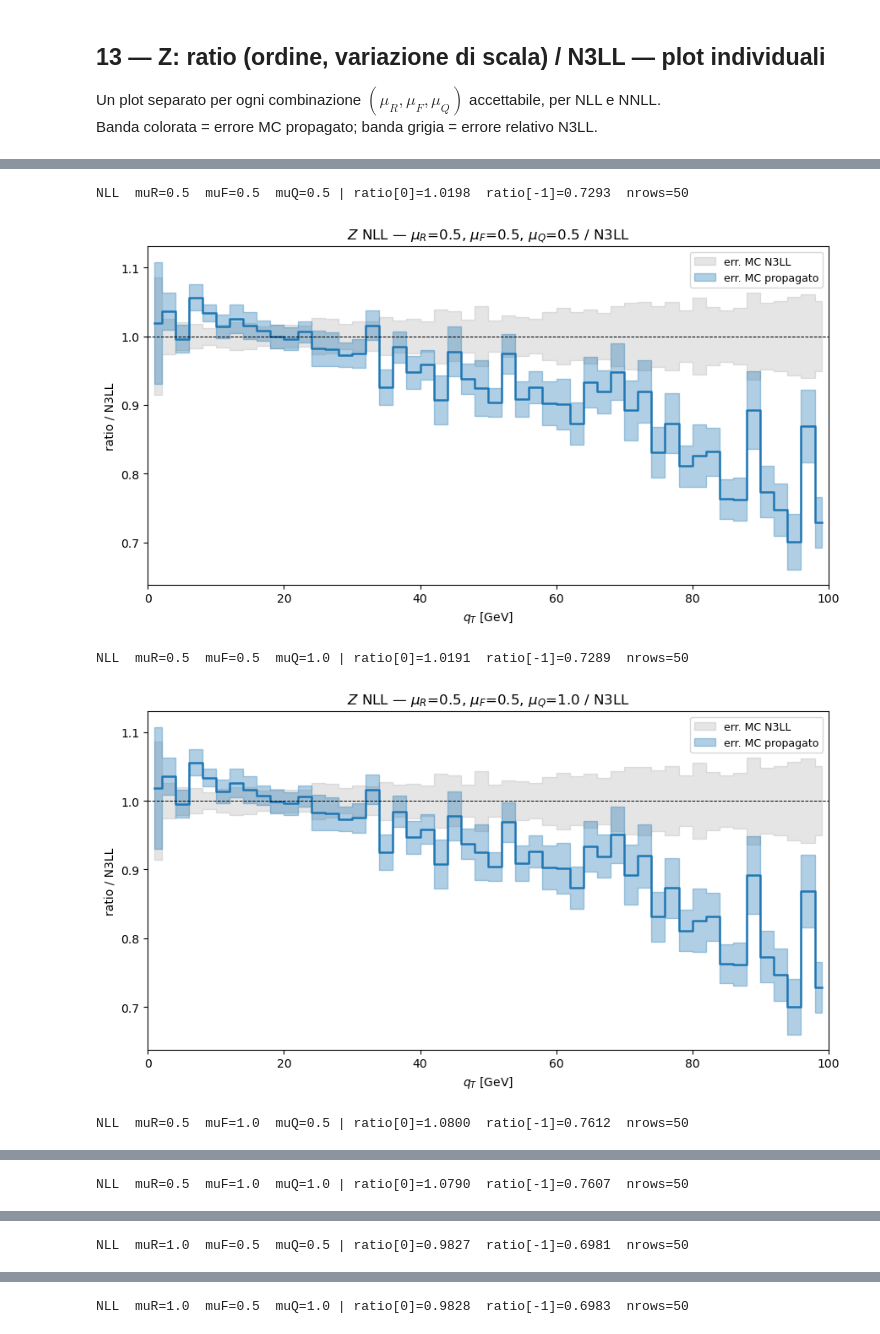
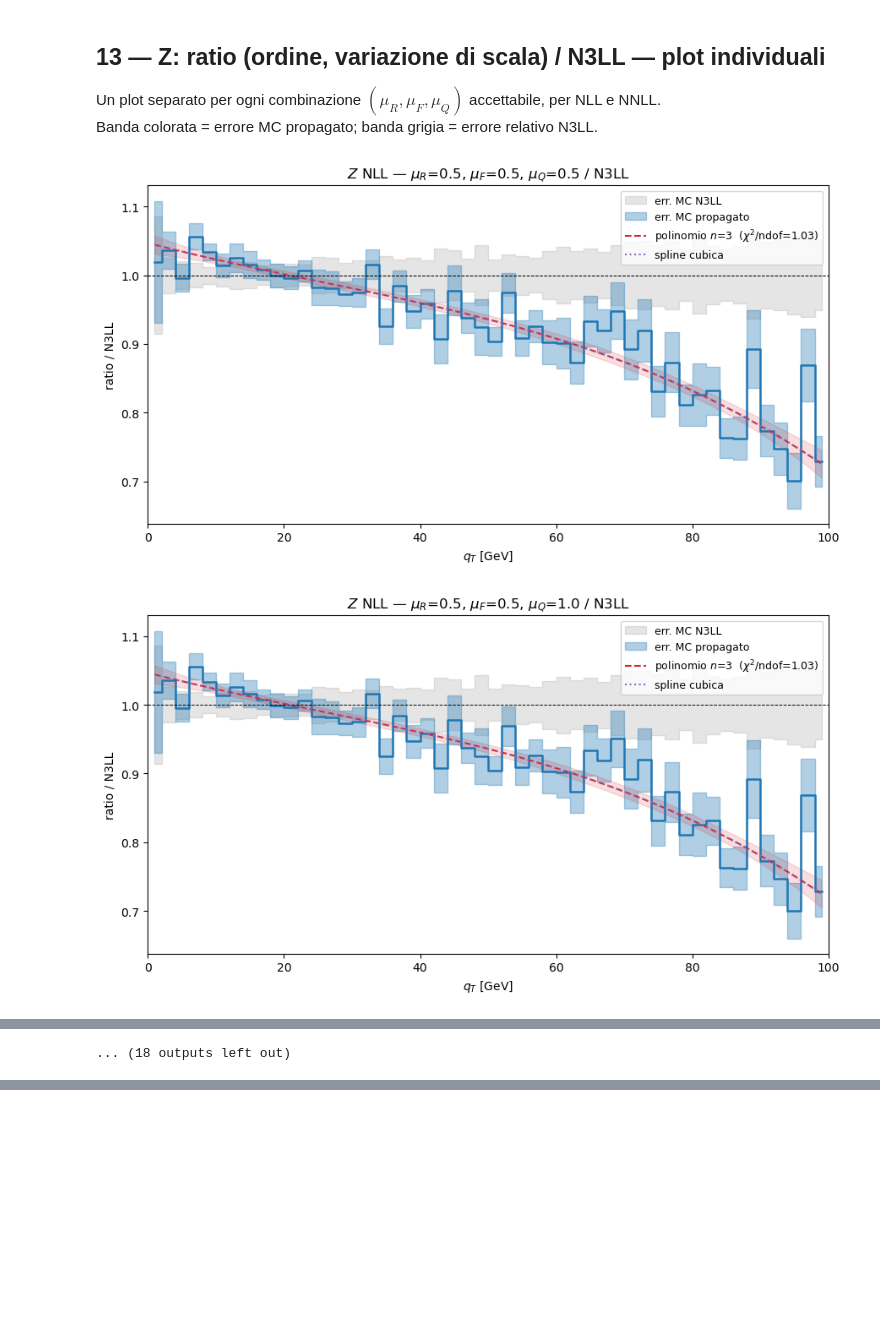
Before and after one commit to acmbulla/DYTurbo-results, a Jupyter notebook: analisi_dyturbo.ipynb, the cells around one changed output, grey strips where cells are left out. Drawn from its saved outputs; the diff is of its cells as text; code cells hidden in the pictures; blank space fills up the shorter version.

Commit message:
fit ratio

```diff
--- a/analisi_dyturbo.ipynb
+++ b/analisi_dyturbo.ipynb
@@ -663,12 +663,19 @@ plt.show()
 Un plot separato per ogni combinazione $(\mu_R, \mu_F, \mu_Q)$ accettabile, per NLL e NNLL.
 Banda colorata = errore MC propagato; banda grigia = errore relativo N3LL.
 # %%
-BOSON = 'Z'
+from scipy.optimize import curve_fit
+from scipy.interpolate import UnivariateSpline
+
+BOSON    = 'Z'
+POLY_DEG = 3   # ← grado del polinomio parametrico
 
 # ── pseudo-dati N3LL (riferimento fisso) ──────────────────────────────────────
 ref = (df1d[(df1d.boson == BOSON) & (df1d.order == 'N3LL') &
             (df1d.muR == 1.0) & (df1d.muF == 1.0) & (df1d.muQ == 1.0)]
        .copy().set_index('qt_lo').sort_index())
+
+def poly_model(x, *c):
+    return np.polyval(c, x)
 
 for ORDER, color in [('NLL', 'C0'), ('NNLL', 'C1')]:
     sub = df1d[(df1d.boson == BOSON) & (df1d.order == ORDER)].copy()
@@ -696,36 +703,69 @@ for ORDER, color in [('NLL', 'C0'), ('NNLL', 'C1')]:
 
         is_nom = (mur == 1.0 and muf == 1.0 and muq == 1.0)
 
-        # ── verifica ─────────────────────────────────────────────────────────
-        print(f"{ORDER}  muR={mur}  muF={muf}  muQ={muq} "
-              f"| ratio[0]={ratio[0]:.4f}  ratio[-1]={ratio[-1]:.4f}  "
-              f"nrows={len(grp)}")
+        # ── fit parametrico (polinomio grado POLY_DEG, χ² pesato) ───────────
+        sigma = np.where(ratio_err > 0, ratio_err, ratio_err[ratio_err > 0].min())
+        try:
+            popt, pcov = curve_fit(
+                poly_model, qt_c, ratio,
+                p0=np.zeros(POLY_DEG + 1),
+                sigma=sigma, absolute_sigma=True
+            )
+            chi2_ndof = (np.sum(((ratio - poly_model(qt_c, *popt)) / sigma)**2)
+                         / (len(ratio) - len(popt)))
+            fit_ok = True
+        except Exception:
+            fit_ok = False
 
+        # ── spline cubica smoothing (pesi = 1/σ) ────────────────────────────
+        w_spl = np.where(ratio_err > 0, 1.0 / ratio_err, 0.0)
+        spl   = UnivariateSpline(qt_c, ratio, w=w_spl, k=3, s=len(qt_c))
+
+        # ── plot ─────────────────────────────────────────────────────────────
         fig, ax = plt.subplots(figsize=(9, 5))
 
-        # banda grigia: errore relativo N3LL (denominatore)
+        # banda grigia: errore relativo N3LL
         ax.fill_between(qt_c, 1 - e_r/v_r, 1 + e_r/v_r,
                         step='mid', alpha=0.20, color='gray',
                         label='err. MC N3LL')
 
-        # ratio con banda di errore propagato
+        # ratio con banda errore propagato
         ax.step(qt_c, ratio, where='mid', color=color, linewidth=1.8)
         ax.fill_between(qt_c, ratio - ratio_err, ratio + ratio_err,
                         step='mid', alpha=0.35, color=color,
                         label='err. MC propagato')
+
+        x_fine = np.linspace(qt_c[0], qt_c[-1], 400)
+
+        # fit parametrico + banda 1σ
+        if fit_ok:
+            y_fit = poly_model(x_fine, *popt)
+            n = POLY_DEG
+            J        = np.column_stack([x_fine**(n - k) for k in range(n + 1)])
+            fit_1sig = np.sqrt(np.einsum('ij,jk,ik->i', J, pcov, J))
+            ax.plot(x_fine, y_fit, color='C3', lw=1.5, ls='--',
+                    label=rf'polinomio $n$={POLY_DEG}  ($\chi^2$/ndof={chi2_ndof:.2f})')
+            ax.fill_between(x_fine, y_fit - fit_1sig, y_fit + fit_1sig,
+                            alpha=0.15, color='C3')
+
+        # spline
+        ax.plot(x_fine, spl(x_fine), color='C4', lw=1.5, ls=':',
+                label='spline cubica')
 
         ax.axhline(1, color='k', linewidth=0.7, linestyle='--')
 
         nom_tag = '  [nominale]' if is_nom else ''
         ax.set_title(
             f'$Z$ {ORDER}{nom_tag} — '
             f'$\\mu_R$={mur:.1f}, $\\mu_F$={muf:.1f}, $\\mu_Q$={muq:.1f} / N3LL',
             fontweight='bold' if is_nom else 'normal'
         )
         ax.set_xlabel(r'$q_T$ [GeV]')
         ax.set_ylabel('ratio / N3LL')
         ax.set_xlim(0, 100)
         ax.legend(fontsize=9)
         plt.tight_layout()
         plt.show()
 # %% [output]
+[figure, new version]
+[figure, new version]
@@ -732,5 +782 @@ for ORDER, color in [('NLL', 'C0'), ('NNLL', 'C1')]:
-NLL  muR=0.5  muF=0.5  muQ=0.5 | ratio[0]=1.0198  ratio[-1]=0.7293  nrows=50
+... (18 outputs left out)
-[figure, old version]
-NLL  muR=0.5  muF=0.5  muQ=1.0 | ratio[0]=1.0191  ratio[-1]=0.7289  nrows=50
-[figure, old version]
-NLL  muR=0.5  muF=1.0  muQ=0.5 | ratio[0]=1.0800  ratio[-1]=0.7612  nrows=50
@@ -738 +782,0 @@ NLL  muR=0.5  muF=1.0  muQ=0.5 | ratio[0]=1.0800  ratio[-1]=0.7612  nrows=50
-NLL  muR=0.5  muF=1.0  muQ=1.0 | ratio[0]=1.0790  ratio[-1]=0.7607  nrows=50
@@ -740 +782,0 @@ NLL  muR=0.5  muF=1.0  muQ=1.0 | ratio[0]=1.0790  ratio[-1]=0.7607  nrows=50
-NLL  muR=1.0  muF=0.5  muQ=0.5 | ratio[0]=0.9827  ratio[-1]=0.6981  nrows=50
@@ -742 +782,0 @@ NLL  muR=1.0  muF=0.5  muQ=0.5 | ratio[0]=0.9827  ratio[-1]=0.6981  nrows=50
-NLL  muR=1.0  muF=0.5  muQ=1.0 | ratio[0]=0.9828  ratio[-1]=0.6983  nrows=50
```
Also changed, not shown: parts of 1 cell of this notebook.
